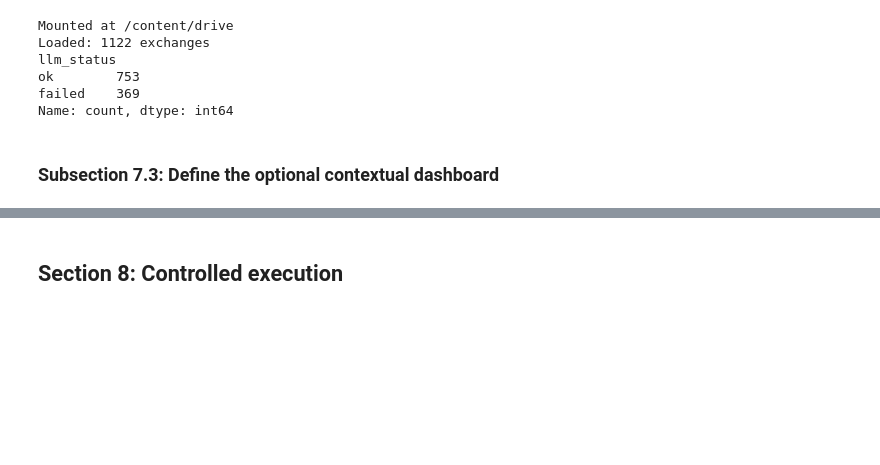
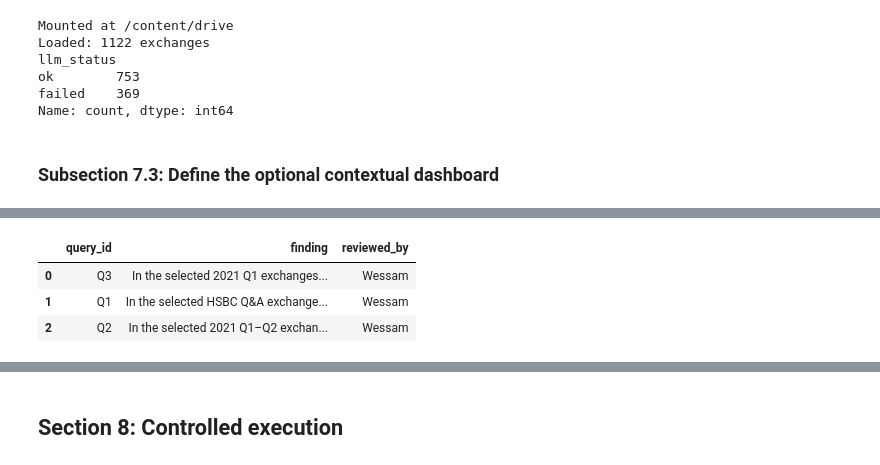
Before and after one commit to Jintoski/CAM_DS_BOE_Team1, a Jupyter notebook: Team1_CAM_EP_Assignment3_notebook_3_llm_signals.ipynb, the cells around one changed output, grey strips where cells are left out. Saved outputs shown, nothing was run; the diff lists cells and outputs as text; code cells hidden in the pictures; blank space fills up the shorter version.

```diff
--- a/Team1_CAM_EP_Assignment3_notebook_3_llm_signals.ipynb
+++ b/Team1_CAM_EP_Assignment3_notebook_3_llm_signals.ipynb
@@ -1945,0 +2357,95 @@ def show_dashboard(features, output_dir=None):
+# %%
+# Save the Q2 finding reviewed and approved by Wessam.
+# This uses saved outputs and does not run the GPU pipeline.
+
+import json
+import pandas as pd
+from datetime import datetime, timezone
+from pathlib import Path
+
+folder = Path(
+    "data/ws2/"
+    "run_20261009T163647_497637Z/extensions"
+)
+
+findings_path = folder / "reviewed_findings.csv"
+
+if not findings_path.exists():
+    raise FileNotFoundError(
+        "reviewed_findings.csv is missing. Run the Section 7.4 "
+        "extension setup first, then run this cell."
+    )
+
+record = {
+    "query_id": "Q2",
+    "finding": (
+        "In the selected 2021 Q1–Q2 exchanges, Barclays management "
+        "emphasised shareholder distributions while retaining a cautious "
+        "capital position. Management expected to remain above its stated "
+        "13–14% capital range until pandemic uncertainty eased, with the "
+        "timing of returning within the range conditional on economic "
+        "recovery and regulatory clarity."
+    ),
+    "exchange_ids_json": json.dumps([
+        "0bcb8152dc08-x002",
+        "0bcb8152dc08-x006",
+        "0bcb8152dc08-x007",
+        "0bcb8152dc08-x009",
+    ]),
+    "source_ids_json": json.dumps([]),
+    "counter_evidence": (
+        "Management described opportunities to grow without substantial "
+        "additional capital. However, it also acknowledged weaker "
+        "efficiency relative to some investment-bank peers on a "
+        "return-on-assets measure."
+    ),
+    "limitations": (
+        "The packet contains 12 exchanges selected by keyword and "
+        "period/ID order from 662 Barclays exchanges. It is not "
+        "representative and covers only 2021 Q1–Q2. No external sources "
+        "were supplied. Official capital disclosures, dividend and "
+        "buyback announcements, and subsequent results are needed to "
+        "assess whether these historical expectations were realised."
+    ),
+    "model": "OpenAI Codex",
+    "model_version": "Not disclosed",
+    "assessed_at": datetime.now(timezone.utc).isoformat(),
+    "reviewed_by": "Wessam",
+}
+
+# Preserve Q1 and other findings; replace Q2 if this cell is run again.
+findings = pd.read_csv(findings_path, keep_default_na=False)
+
+missing_columns = set(record) - set(findings.columns)
+if missing_columns:
+    raise ValueError(
+        f"The findings template is missing columns: {sorted(missing_columns)}"
+    )
+
+findings = findings.loc[findings["query_id"] != "Q2"].copy()
+findings = pd.concat(
+    [findings, pd.DataFrame([record])],
+    ignore_index=True,
+)
+findings.to_csv(findings_path, index=False)
+
+# Keep an audit copy of the approved assessment.
+packet_folder = folder / "research_packets"
+packet_folder.mkdir(parents=True, exist_ok=True)
+
+audit_record = {
+    **record,
+    "review_note": "Wessam explicitly approved this finding in the chat.",
+    "timestamp_note": "assessed_at records the save time.",
+}
+(packet_folder / "Q2_reviewed_assessment.json").write_text(
+    json.dumps(audit_record, indent=2, ensure_ascii=False),
+    encoding="utf-8",
+)
+
+# Refresh Component 7 and 9 exports from saved data.
+run_extensions(folder.parent)
+
+print("Saved Q2. Existing Q1 and other findings were preserved.")
+display(findings[["query_id", "finding", "reviewed_by"]])
+# %% [output]
@@ -1945,0 +2469,4 @@ def show_dashboard(features, output_dir=None):
+|  | query_id | finding | reviewed_by |
+| 0 | Q3 | In the selected 2021 Q1 exchanges... | Wessam |
+| 1 | Q1 | In the selected HSBC Q&A exchange... | Wessam |
+| 2 | Q2 | In the selected 2021 Q1–Q2 exchan... | Wessam |
```
Also changed, not shown: parts of 40 cells of this notebook, 24 other files.
